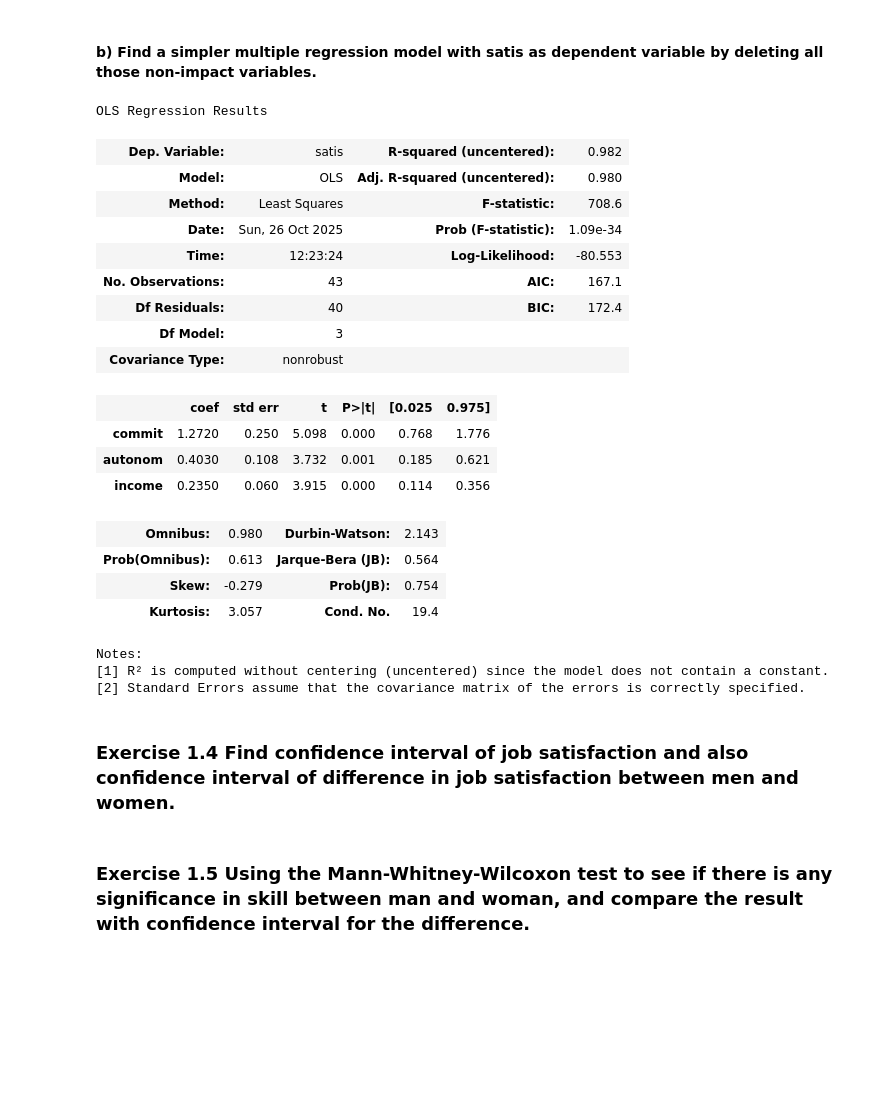
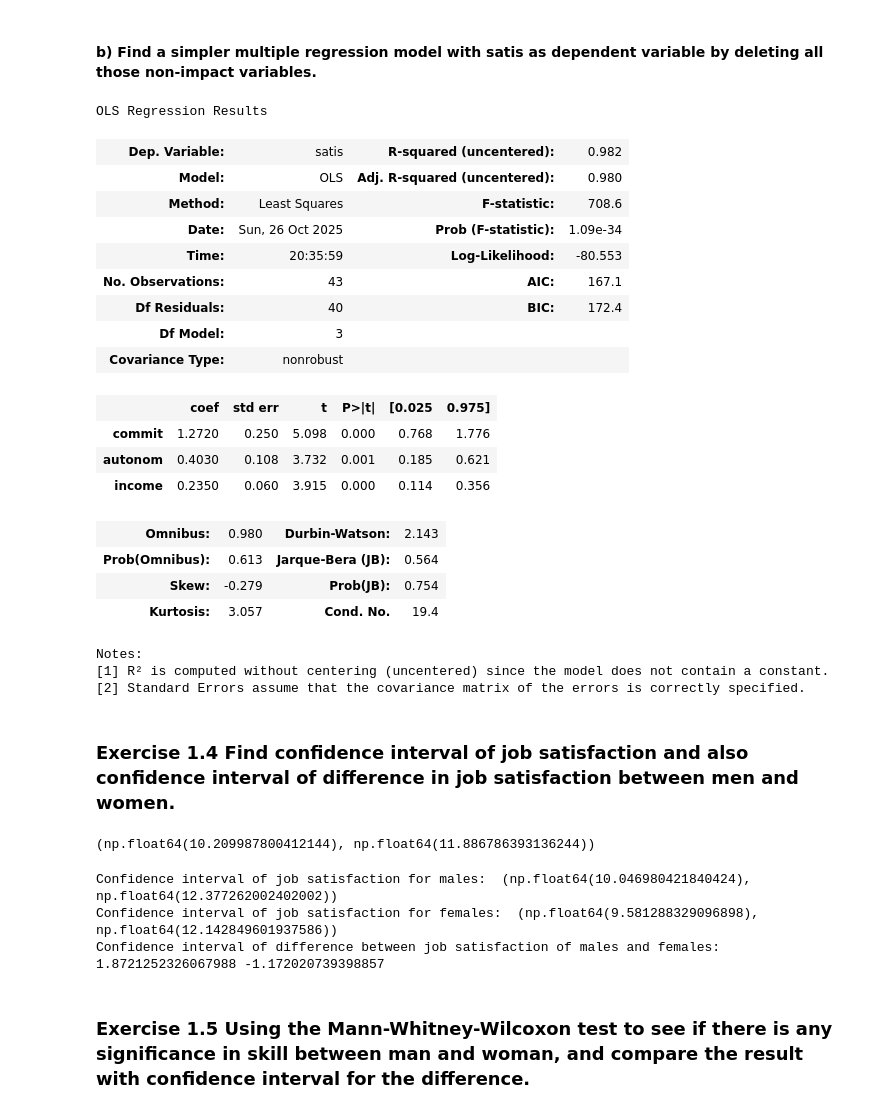
Before and after one commit to JotaN98/MScDataScience_AI, a Jupyter notebook: Statistics/Lab_stats.ipynb, the cells around one changed output. Saved outputs shown, nothing was run; the diff lists cells and outputs as text; code cells hidden in the pictures; blank space fills up the shorter version.

```diff
--- a/Statistics/Lab_stats.ipynb
+++ b/Statistics/Lab_stats.ipynb
@@ -211,28 +215,29 @@ dtype: float64
 # %% [markdown]
 #### b) Find a simpler multiple regression model with satis as dependent variable by deleting all those non-impact variables.
 # %%
-#Cleaning the data by droping missing values ethnicgp	gender	age	years	commit	satis	autonom	routine	attend	skill	prody	qual	absence	income
-df_clean = df[['commit','autonom','income','skill','qual','age','years','satis']].dropna()
+#Cleaning the data by droping missing values
+# ethnicgp	gender	age	years	commit	satis	autonom	routine	attend	skill	prody	qual	absence	income
+df_clean = df[['commit','autonom','income','skill','qual','age','years','satis','gender']].dropna()
 
 X = df_clean[['commit','autonom','income']]
 y = df_clean['satis']
 
 # Creating training and testing sets
 X_train, X_test, y_train, y_test = train_test_split(X, y,
                                                    test_size = .3, # 30% of data for testing
                                                    shuffle = True, # Shuffling values
                                                    random_state = 42)
 
 # Fitting model
 model = sm.OLS(y_train, X_train).fit()
 model.summary()
 # %% [output]
 OLS Regression Results
 | Dep. Variable: | satis | R-squared (uncentered): | 0.982 |
 | Model: | OLS | Adj. R-squared (uncentered): | 0.980 |
 | Method: | Least Squares | F-statistic: | 708.6 |
 | Date: | Sun, 26 Oct 2025 | Prob (F-statistic): | 1.09e-34 |
-| Time: | 12:23:24 | Log-Likelihood: | -80.553 |
+| Time: | 20:35:59 | Log-Likelihood: | -80.553 |
 | No. Observations: | 43 | AIC: | 167.1 |
 | Df Residuals: | 40 | BIC: | 172.4 |
 | Df Model: | 3 |  |  |
@@ -250,6 +255,48 @@ Notes:
 [2] Standard Errors assume that the covariance matrix of the errors is correctly specified.
 # %% [markdown]
 ### Exercise 1.4 Find confidence interval of job satisfaction and also confidence interval of difference in job satisfaction between men and women.
+# %%
+import scipy.stats as stats
+import math
+
+d = df_clean['satis']
+cl = 0.95 # confidence level
+
+# confidence interval
+ci = stats.t.interval(cl, df=len(d)-1, loc=np.mean(d), scale=np.std(d, ddof=1) / np.sqrt(len(d)))
+print('Confidence interval of job satisfaction: ', ci)
+# %% [output]
+(np.float64(10.209987800412144), np.float64(11.886786393136244))
+# %%
+cl = 0.95 # confidence level
+
+#----------------MALE
+df_male = df_clean[df_clean['gender'] == 1] # select rows that are male
+df_satis_male = df_male['satis']
+
+# confidence interval for males
+ci_male = stats.t.interval(cl, df=len(df_satis_male)-1, loc=np.mean(df_satis_male), scale=np.std(df_satis_male, ddof=1) / np.sqrt(len(df_satis_male)))
+print('Confidence interval of job satisfaction for males: ', ci_male)
+
+#----------------FEMALE
+df_female = df_clean[df_clean['gender'] == 2] # select rows that are female
+df_satis_female = df_female['satis']
+
+# confidence interval for females
+ci_female = stats.t.interval(cl, df=len(df_satis_female)-1, loc=np.mean(df_satis_female), scale=np.std(df_satis_female, ddof=1) / np.sqrt(len(df_satis_female)))
+print('Confidence interval of job satisfaction for females: ', ci_female)
+
+SE = math.sqrt(((np.std(df_satis_male, ddof=1)/np.mean(df_satis_male))+(np.std(df_satis_female, ddof=1)/np.mean(df_satis_female))))
+ci_up_difference = (np.mean(df_satis_male)-np.mean(df_satis_female)) + 1.96 * SE
+ci_down_difference = (np.mean(df_satis_male)-np.mean(df_satis_female)) - 1.96 * SE
+print('Confidence interval of difference between job satisfaction of males and females: ', ci_up_difference, ci_down_difference)
+
+#The resulting interval gives a range within which the true difference in average job satisfaction between men and women likely lies.
+#If the interval contains zero, there is no statistically significant difference in job satisfaction between men and women at the chosen confidence level.
+# %% [output]
+Confidence interval of job satisfaction for males:  (np.float64(10.046980421840424), np.float64(12.377262002402002))
+Confidence interval of job satisfaction for females:  (np.float64(9.581288329096898), np.float64(12.142849601937586))
+Confidence interval of difference between job satisfaction of males and females:  1.8721252326067988 -1.172020739398857
 # %% [markdown]
 ### Exercise 1.5 Using the Mann-Whitney-Wilcoxon test to see if there is any significance in skill between man and woman, and compare the result with confidence interval for the difference.
 # %% [markdown]
```
Also changed, not shown: parts of 1 cell of this notebook.
